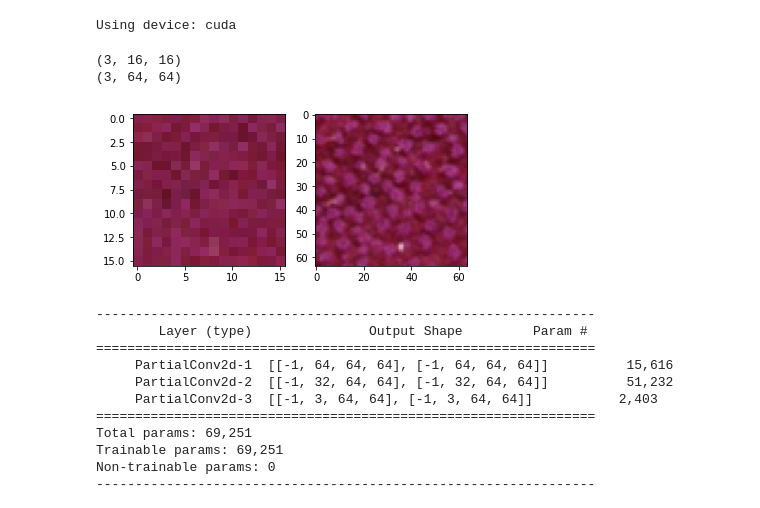
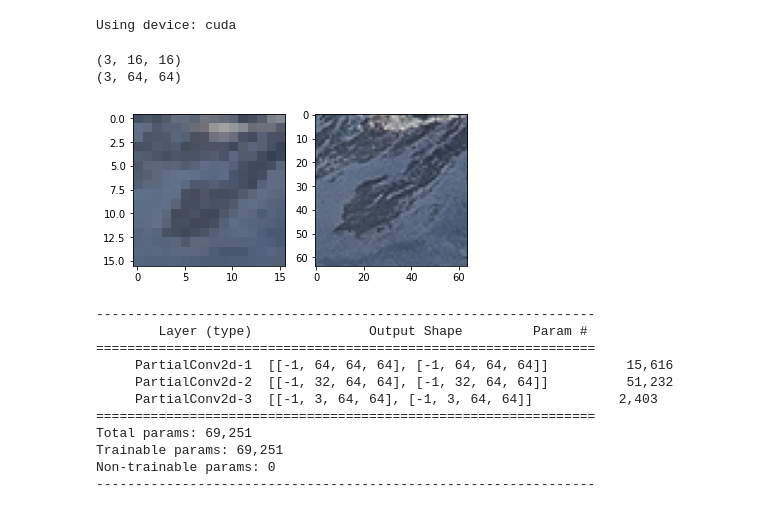
Before and after one commit to zack466/autoreg-sr, a Jupyter notebook: main_dev.ipynb, the cells around one changed output. Saved outputs shown, nothing was run; the diff lists cells and outputs as text; code cells hidden in the pictures.

Commit message:
multiple patches per image

```diff
--- a/main_dev.ipynb
+++ b/main_dev.ipynb
@@ -24,18 +25,19 @@ Using device: cuda
 # %%
 batch_size = 32
 up_factor = 4
 lr_res = 16
+data_mult = 4
 hr_res = lr_res * up_factor
-div2k = datasets.Div2K(lr_res, up_factor) # lr size, factor
-training_set, validation_set, test_set = torch.utils.data.random_split(div2k, [640,80,80])
-lr, hr = div2k[0]
+div2k = datasets.Div2K(lr_res, up_factor, data_mult) # lr size, factor
+training_set, validation_set, test_set = torch.utils.data.random_split(div2k, [640*data_mult,80*data_mult,80*data_mult])
+lr, hr = div2k[6]
 print(lr.shape)
 print(hr.shape)
 utils.showImages([lr, hr])
 # %% [output]
 (3, 16, 16)
 (3, 64, 64)
-[figure, old version]
+[figure, new version]
 # %%
 # x = torch.rand((16, 3, 64, 64)).to(device)
 # mask_in = torch.zeros((16, 3, 64, 64)).to(device)
```
Also changed, not shown: parts of 4 cells of this notebook, 4 other files.
